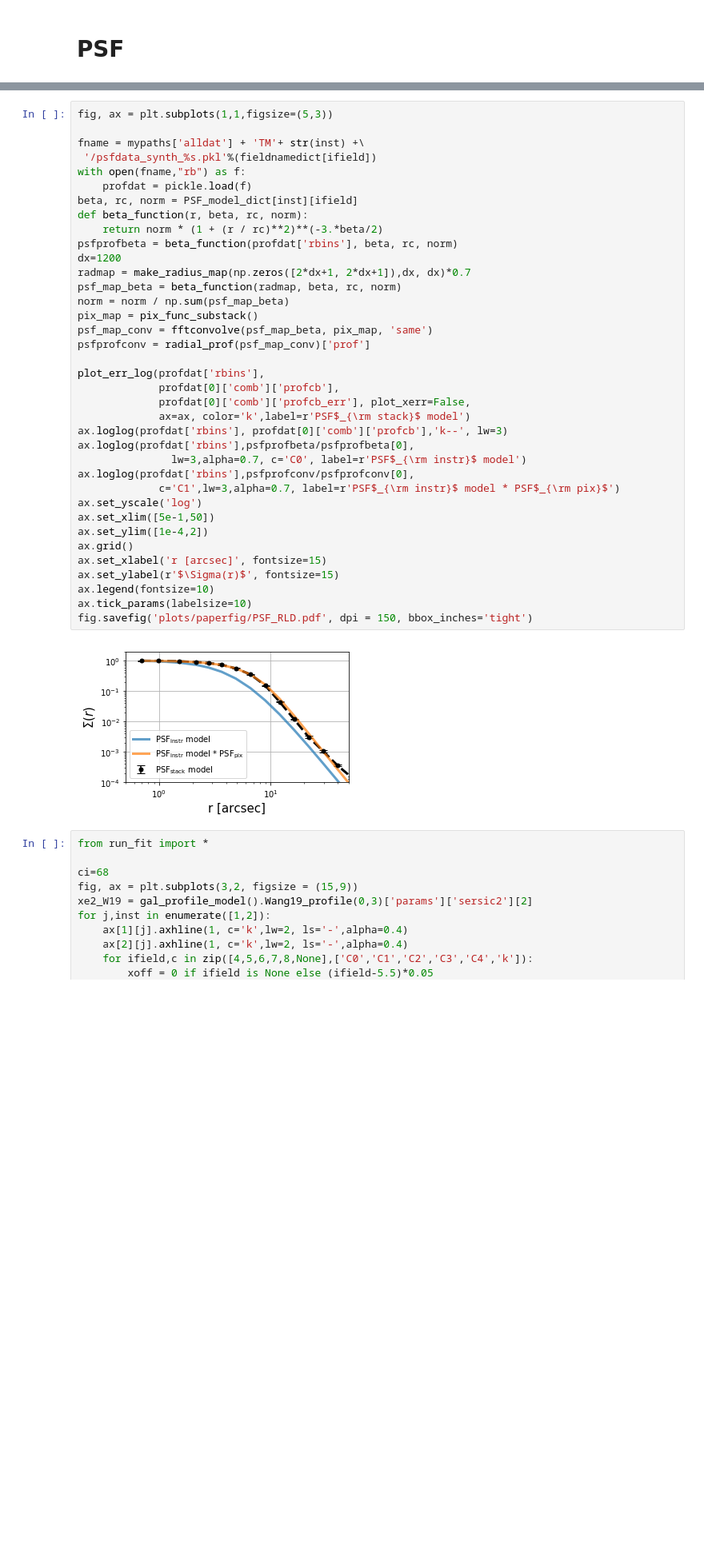
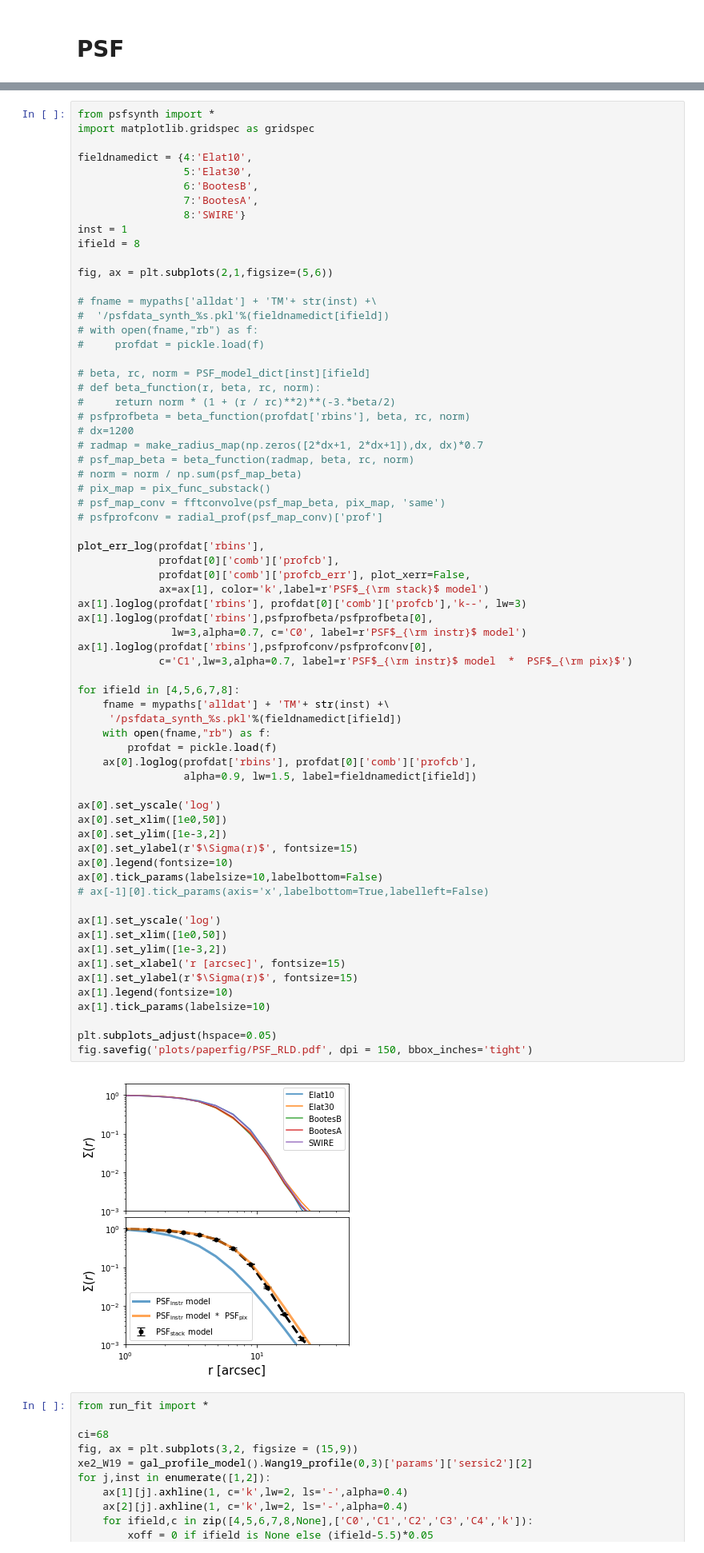
Before and after one commit to yuntingcheng/python_ciber, a Jupyter notebook: stack_modelfit/paperfigs.ipynb, the cells around one changed output, grey strips where cells are left out. Shown at 80% size. Cells and saved outputs as stored; diff of their text form; blank space fills up the shorter version.

```diff
--- a/stack_modelfit/paperfigs.ipynb
+++ b/stack_modelfit/paperfigs.ipynb
@@ -718,42 +811,72 @@ fig.savefig('plots/paperfig/PSF_test_all.pdf', dpi = 150, bbox_inches='tight')
 # %%
-fig, ax = plt.subplots(1,1,figsize=(5,3))
+from psfsynth import *
+import matplotlib.gridspec as gridspec
 
-fname = mypaths['alldat'] + 'TM'+ str(inst) +\
- '/psfdata_synth_%s.pkl'%(fieldnamedict[ifield])
-with open(fname,"rb") as f:
-    profdat = pickle.load(f)
-beta, rc, norm = PSF_model_dict[inst][ifield]
-def beta_function(r, beta, rc, norm):
-    return norm * (1 + (r / rc)**2)**(-3.*beta/2)
-psfprofbeta = beta_function(profdat['rbins'], beta, rc, norm)
-dx=1200
-radmap = make_radius_map(np.zeros([2*dx+1, 2*dx+1]),dx, dx)*0.7
-psf_map_beta = beta_function(radmap, beta, rc, norm)
-norm = norm / np.sum(psf_map_beta)
-pix_map = pix_func_substack()
-psf_map_conv = fftconvolve(psf_map_beta, pix_map, 'same')
-psfprofconv = radial_prof(psf_map_conv)['prof']
+fieldnamedict = {4:'Elat10',
+                 5:'Elat30',
+                 6:'BootesB',
+                 7:'BootesA',
+                 8:'SWIRE'}
+inst = 1
+ifield = 8
+
+fig, ax = plt.subplots(2,1,figsize=(5,6))
+
+# fname = mypaths['alldat'] + 'TM'+ str(inst) +\
+#  '/psfdata_synth_%s.pkl'%(fieldnamedict[ifield])
+# with open(fname,"rb") as f:
+#     profdat = pickle.load(f)
+
+# beta, rc, norm = PSF_model_dict[inst][ifield]
+# def beta_function(r, beta, rc, norm):
+#     return norm * (1 + (r / rc)**2)**(-3.*beta/2)
+# psfprofbeta = beta_function(profdat['rbins'], beta, rc, norm)
+# dx=1200
+# radmap = make_radius_map(np.zeros([2*dx+1, 2*dx+1]),dx, dx)*0.7
+# psf_map_beta = beta_function(radmap, beta, rc, norm)
+# norm = norm / np.sum(psf_map_beta)
+# pix_map = pix_func_substack()
+# psf_map_conv = fftconvolve(psf_map_beta, pix_map, 'same')
+# psfprofconv = radial_prof(psf_map_conv)['prof']
 
 plot_err_log(profdat['rbins'],
              profdat[0]['comb']['profcb'],
              profdat[0]['comb']['profcb_err'], plot_xerr=False,
-             ax=ax, color='k',label=r'PSF$_{\rm stack}$ model')
-ax.loglog(profdat['rbins'], profdat[0]['comb']['profcb'],'k--', lw=3)
-ax.loglog(profdat['rbins'],psfprofbeta/psfprofbeta[0],
+             ax=ax[1], color='k',label=r'PSF$_{\rm stack}$ model')
+ax[1].loglog(profdat['rbins'], profdat[0]['comb']['profcb'],'k--', lw=3)
+ax[1].loglog(profdat['rbins'],psfprofbeta/psfprofbeta[0],
                lw=3,alpha=0.7, c='C0', label=r'PSF$_{\rm instr}$ model')
-ax.loglog(profdat['rbins'],psfprofconv/psfprofconv[0],
-             c='C1',lw=3,alpha=0.7, label=r'PSF$_{\rm instr}$ model * PSF$_{\rm pix}$')
-ax.set_yscale('log')
-ax.set_xlim([5e-1,50])
-ax.set_ylim([1e-4,2])
-ax.grid()
-ax.set_xlabel('r [arcsec]', fontsize=15)
-ax.set_ylabel(r'$\Sigma(r)$', fontsize=15)
-ax.legend(fontsize=10)
-ax.tick_params(labelsize=10)
+ax[1].loglog(profdat['rbins'],psfprofconv/psfprofconv[0],
+             c='C1',lw=3,alpha=0.7, label=r'PSF$_{\rm instr}$ model  *  PSF$_{\rm pix}$')
+
+for ifield in [4,5,6,7,8]:
+    fname = mypaths['alldat'] + 'TM'+ str(inst) +\
+     '/psfdata_synth_%s.pkl'%(fieldnamedict[ifield])
+    with open(fname,"rb") as f:
+        profdat = pickle.load(f)
+    ax[0].loglog(profdat['rbins'], profdat[0]['comb']['profcb'],
+                 alpha=0.9, lw=1.5, label=fieldnamedict[ifield])
+
+ax[0].set_yscale('log')
+ax[0].set_xlim([1e0,50])
+ax[0].set_ylim([1e-3,2])
+ax[0].set_ylabel(r'$\Sigma(r)$', fontsize=15)
+ax[0].legend(fontsize=10)
+ax[0].tick_params(labelsize=10,labelbottom=False)
+# ax[-1][0].tick_params(axis='x',labelbottom=True,labelleft=False)
+
+ax[1].set_yscale('log')
+ax[1].set_xlim([1e0,50])
+ax[1].set_ylim([1e-3,2])
+ax[1].set_xlabel('r [arcsec]', fontsize=15)
+ax[1].set_ylabel(r'$\Sigma(r)$', fontsize=15)
+ax[1].legend(fontsize=10)
+ax[1].tick_params(labelsize=10)
+
+plt.subplots_adjust(hspace=0.05)
 fig.savefig('plots/paperfig/PSF_RLD.pdf', dpi = 150, bbox_inches='tight')
 # %% [output]
-[figure, old version]
+[figure, new version]
 # %%
 from run_fit import *
 
```
Also changed, not shown: parts of 10 cells of this notebook, 2 other files.
